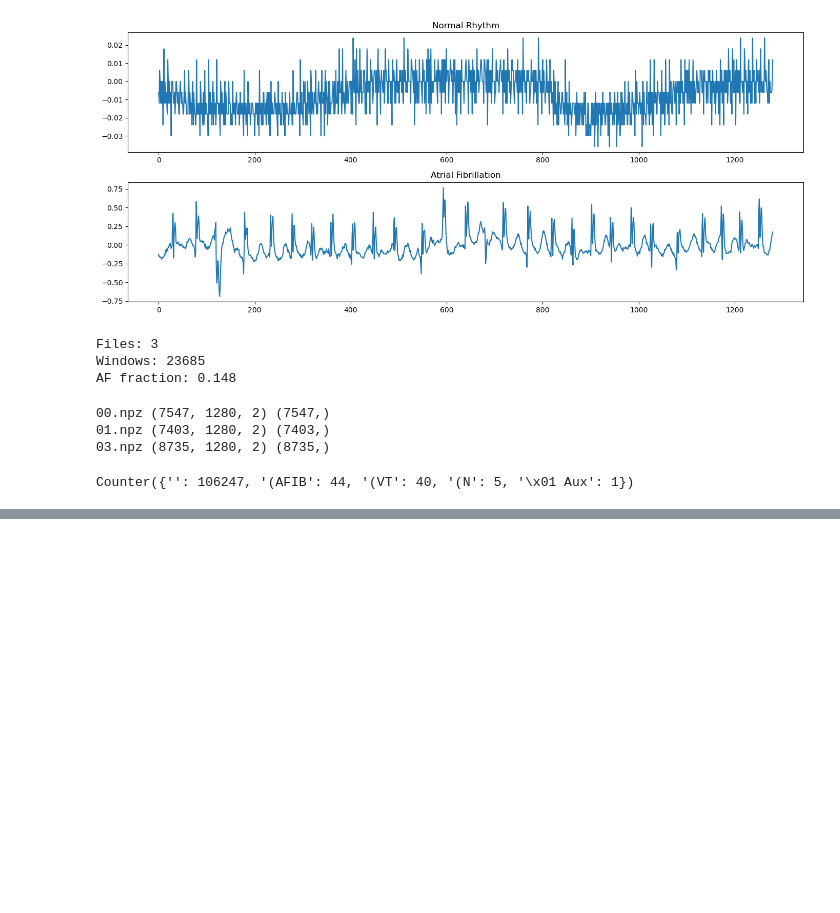
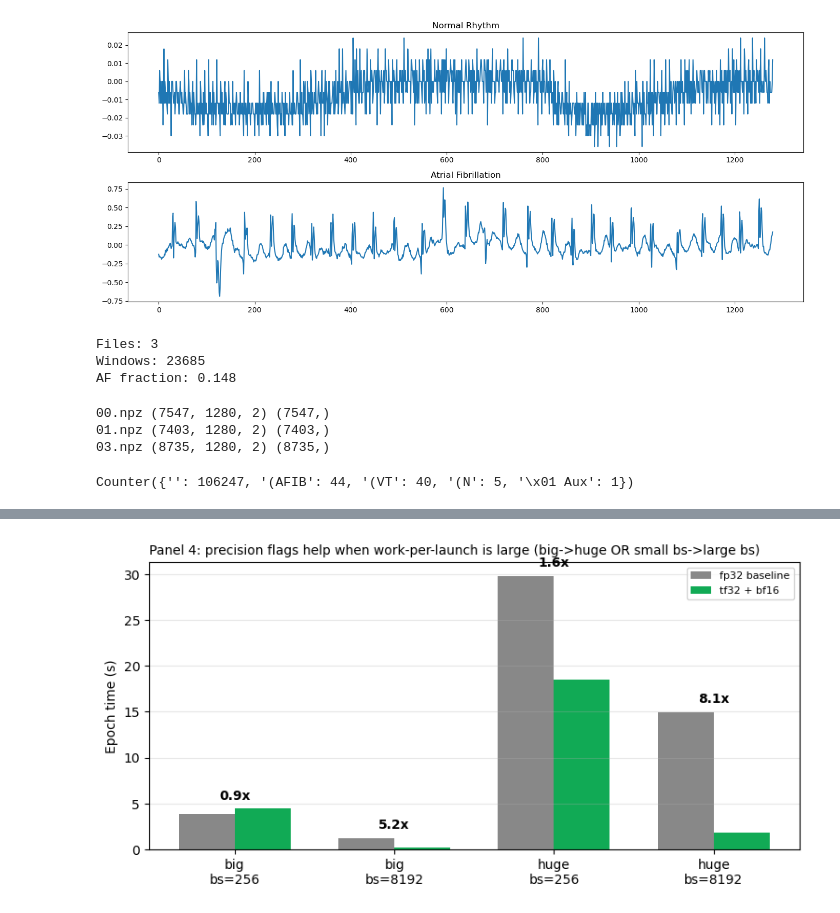
Before and after one commit to koros/ecg_ai, a Jupyter notebook: notebooks/visualise_data.ipynb, the cells around one changed output, grey strips where cells are left out. Drawn from its saved outputs; the diff is of its cells as text; code cells hidden in the pictures; blank space fills up the shorter version.

```diff
--- a/notebooks/visualise_data.ipynb
+++ b/notebooks/visualise_data.ipynb
@@ -365,0 +372,7 @@ fig = plot_resources("../slurm/train_MLP_gpu_h100.csv")
+# %%
+from src.plot_benchmark import load_benchmark, plot_amdahl_comparison
+df = load_benchmark("../slurm/benchmark_combined.csv")
+fig = plot_amdahl_comparison(df)
+fig.savefig("amdahl_punchline.png", dpi=150, bbox_inches="tight")
+# %% [output]
+[figure, added]
```
Also changed, not shown: parts of 3 cells of this notebook, 25 other files.
